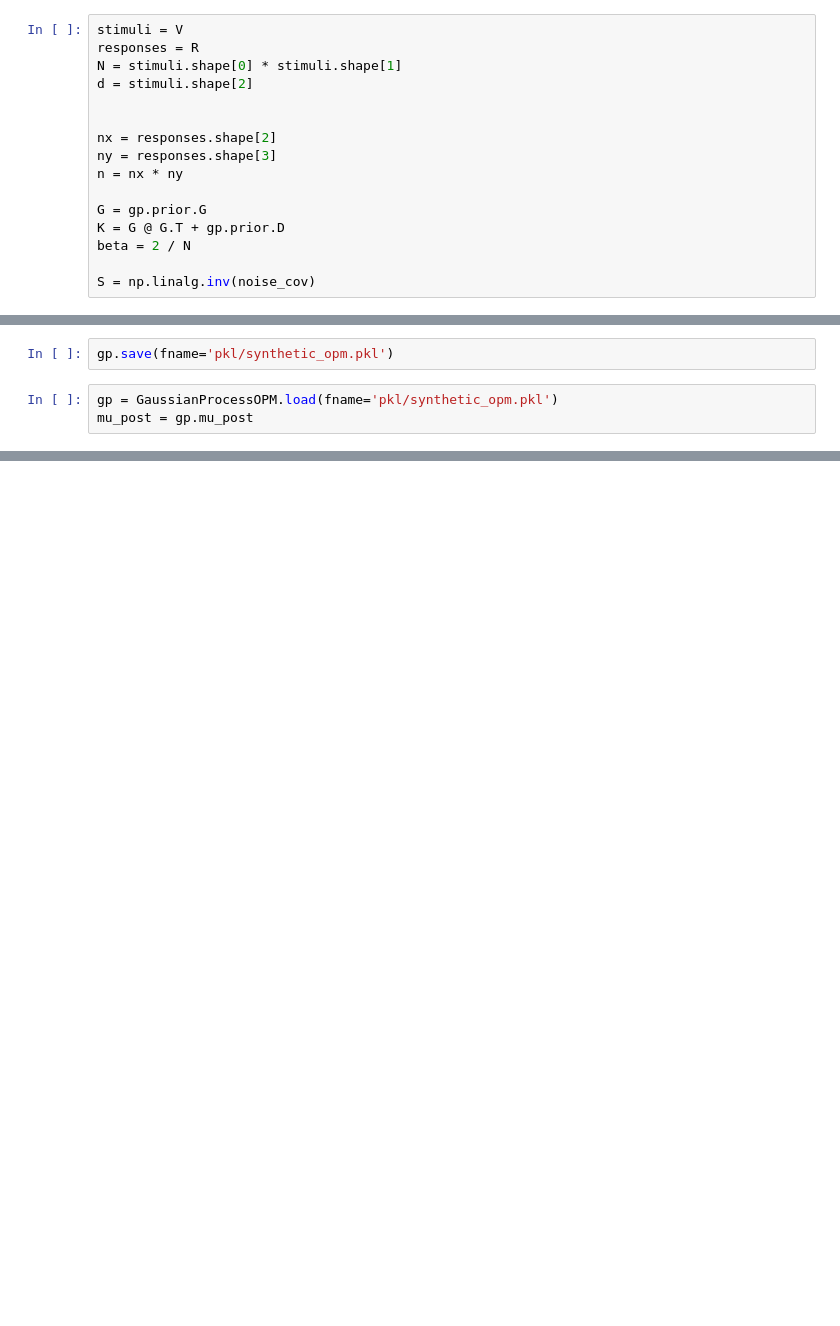
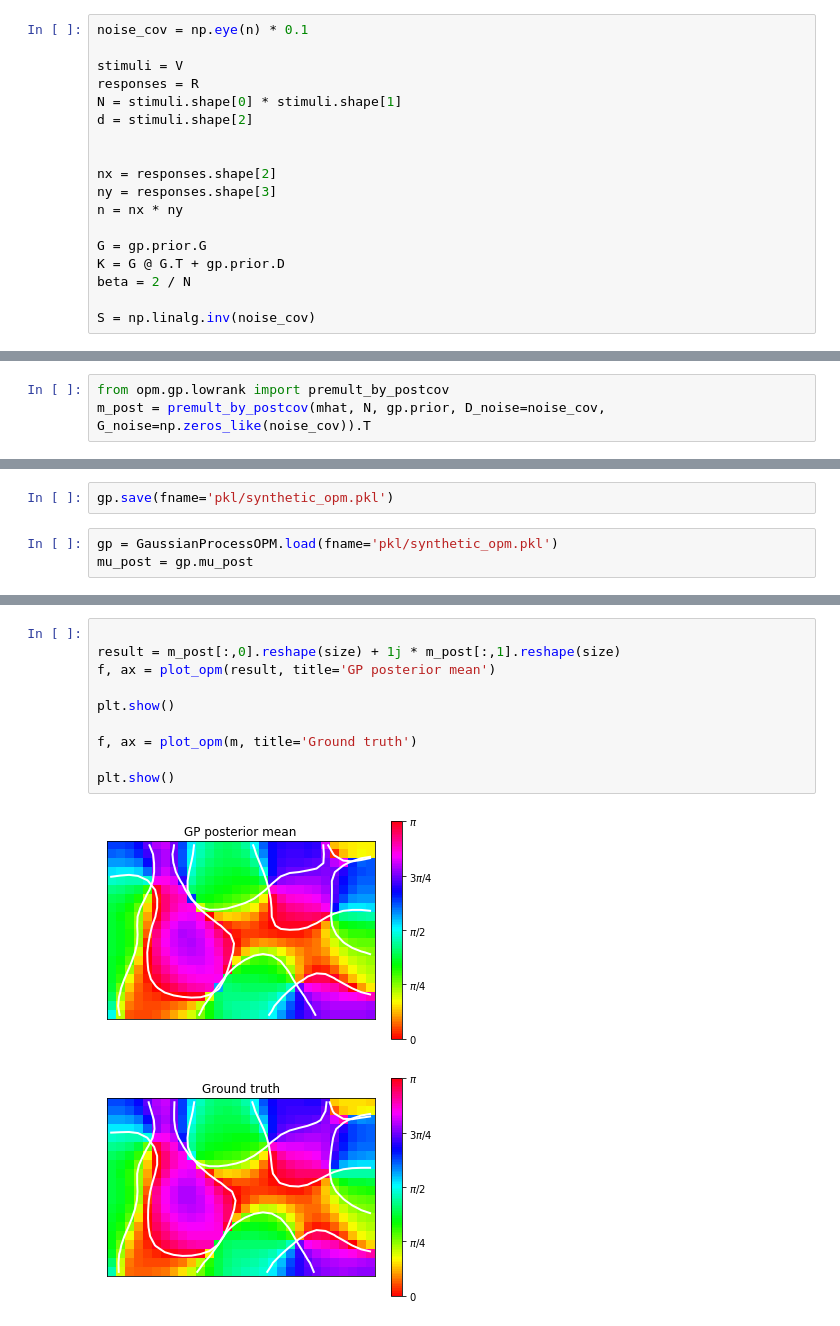
Before and after one commit to mackelab/gp-maps-python, a Jupyter notebook: BayesianOPM.ipynb, the cells around one changed output, grey strips where cells are left out. Cells and saved outputs as stored; diff of their text form; blank space fills up the shorter version.

```diff
--- a/BayesianOPM.ipynb
+++ b/BayesianOPM.ipynb
@@ -178,6 +178,8 @@ gp.fit_prior()
 # %% [output]
 <opm.gp.gp.LowRankPrior at 0x...>
 # %%
+noise_cov = np.eye(n) * 0.1
+
 stimuli = V
 responses = R
 N = stimuli.shape[0] * stimuli.shape[1]
@@ -285,0 +223,3 @@ K_post_c =  K - 1/beta * K @ (S - S @ G @ np.linalg.inv(beta * np.eye(self.rank)
+# %%
+from opm.gp.lowrank import premult_by_postcov
+m_post = premult_by_postcov(mhat, N, gp.prior, D_noise=noise_cov, G_noise=np.zeros_like(noise_cov)).T
@@ -310,0 +267,13 @@ plt.show()
+# %%
+
+result = m_post[:,0].reshape(size) + 1j * m_post[:,1].reshape(size)
+f, ax = plot_opm(result, title='GP posterior mean')
+
+plt.show()
+
+f, ax = plot_opm(m, title='Ground truth')
+
+plt.show()
+# %% [output]
+[figure, added]
+[figure, added]
```
Also changed, not shown: parts of 15 cells of this notebook, 12 other files.
